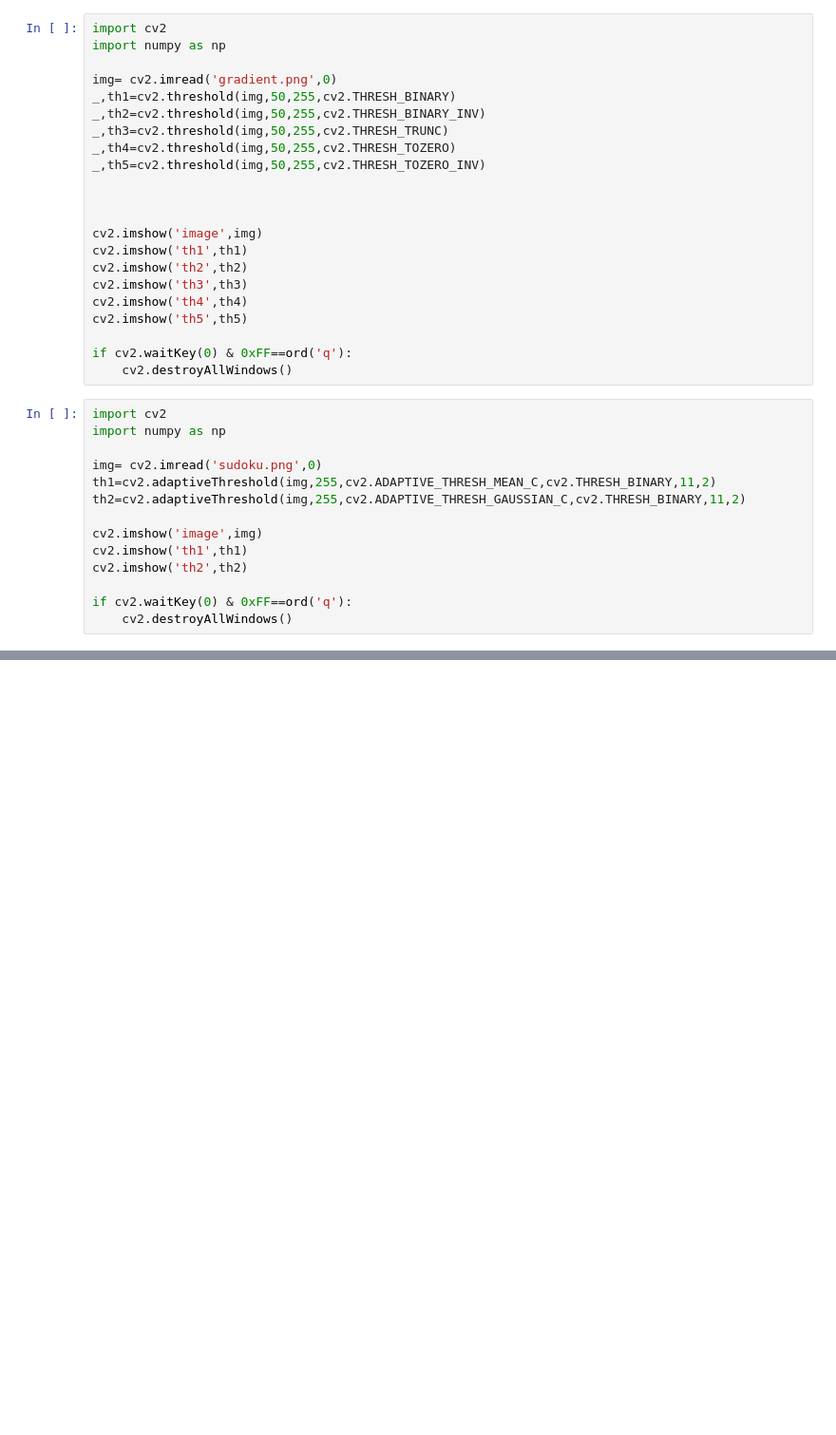
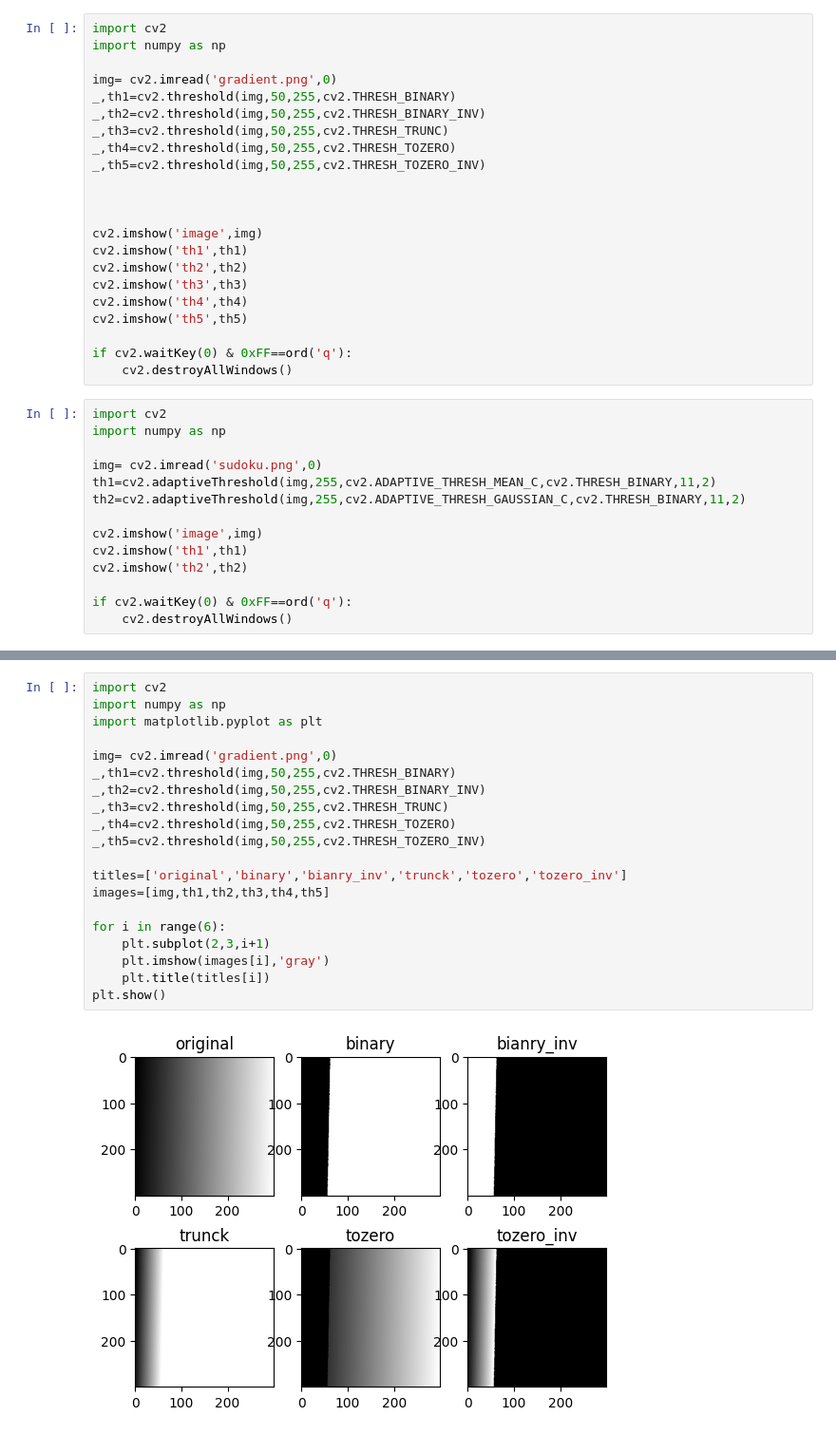
Before and after one commit to akashverma1995/coding, a Jupyter notebook: ML and DL Coding/Image Processing/image_processing.ipynb, the cells around one changed output, grey strips where cells are left out. Shown at 95% size. Saved outputs shown, nothing was run; the diff lists cells and outputs as text; blank space fills up the shorter version.

```diff
--- a/ML and DL Coding/Image Processing/image_processing.ipynb
+++ b/ML and DL Coding/Image Processing/image_processing.ipynb
@@ -567,0 +557,22 @@ if cv2.waitKey(0) & 0xFF==ord('q'):
+# %%
+import cv2
+import numpy as np
+import matplotlib.pyplot as plt
+
+img= cv2.imread('gradient.png',0)
+_,th1=cv2.threshold(img,50,255,cv2.THRESH_BINARY)
+_,th2=cv2.threshold(img,50,255,cv2.THRESH_BINARY_INV)
+_,th3=cv2.threshold(img,50,255,cv2.THRESH_TRUNC)
+_,th4=cv2.threshold(img,50,255,cv2.THRESH_TOZERO)
+_,th5=cv2.threshold(img,50,255,cv2.THRESH_TOZERO_INV)
+
+titles=['original','binary','bianry_inv','trunck','tozero','tozero_inv']
+images=[img,th1,th2,th3,th4,th5]
+
+for i in range(6):
+    plt.subplot(2,3,i+1)
+    plt.imshow(images[i],'gray')
+    plt.title(titles[i])
+plt.show()
+# %% [output]
+[figure, added]
```
Also changed, not shown: parts of 25 cells of this notebook, 6 other files.
